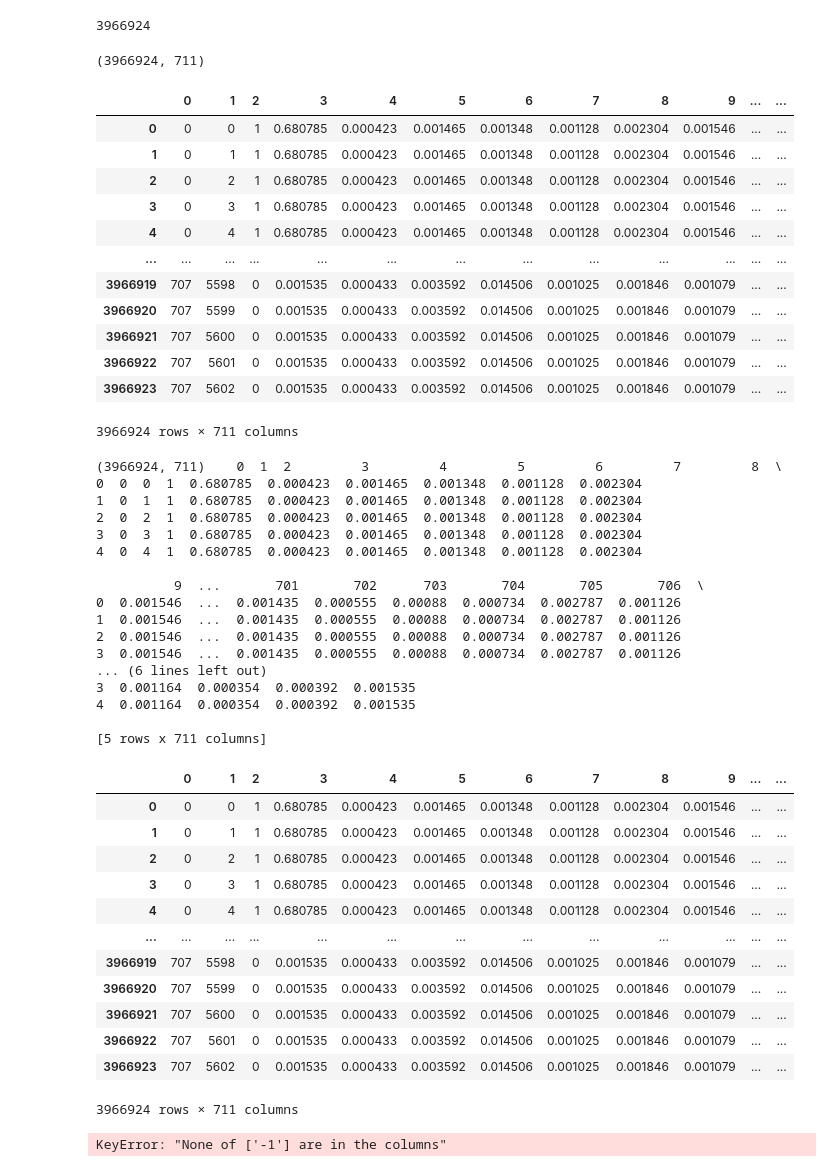
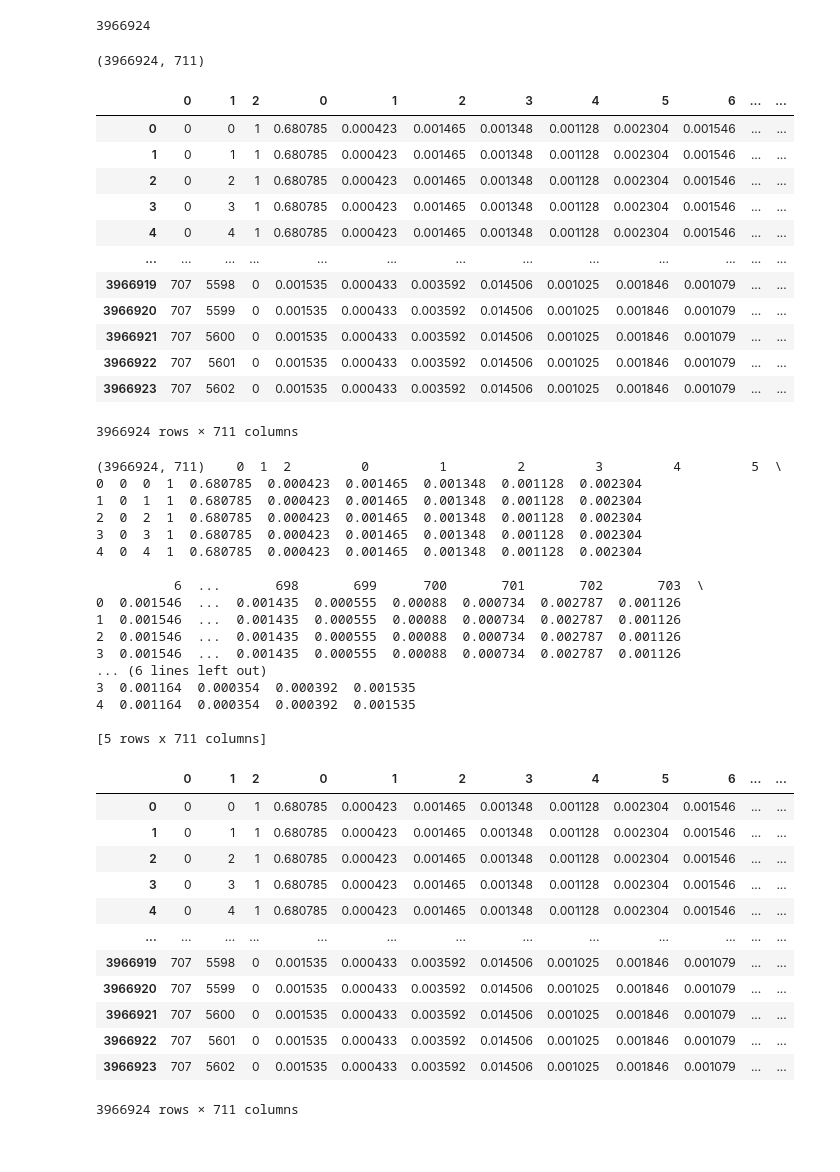
Before and after one commit to aminkhod/Drug-discovery, a Jupyter notebook: P2_Data preparing.ipynb, the cells around one changed output. Cells and saved outputs as stored; diff of their text form; code cells hidden in the pictures.

```diff
--- a/P2_Data preparing.ipynb
+++ b/P2_Data preparing.ipynb
@@ -210,14 +210,18 @@ Drugsim
 # %%
 # print(len(Drugsim.iloc[0,:]),len(Diseasesim.iloc[0,:]))
 # %%
-for k in range(len(Drugname)):
-    F[k + 3] = F['0'].map(Drugsim.set_index(-1)[k])
-    k += 1
+# for k in range(len(Drugname)):
+#     F[k + 3] = F['0'].map(Drugsim.set_index(-1)[k])
+#     k += 1
+
+F = F.merge(Drugsim, left_on='0', right_on=-1, how='left' )
+F.drop([-1], axis=1, inplace=True)
+
 print(F.shape)
-# F
+F
 # %% [output]
 (3966924, 711)
-|  | 0 | 1 | 2 | 3 | 4 | 5 | 6 | 7 | 8 | 9 | ... | ... |
+|  | 0 | 1 | 2 | 0 | 1 | 2 | 3 | 4 | 5 | 6 | ... | ... |
 | 0 | 0 | 0 | 1 | 0.680785 | 0.000423 | 0.001465 | 0.001348 | 0.001128 | 0.002304 | 0.001546 | ... | ... |
 | 1 | 0 | 1 | 1 | 0.680785 | 0.000423 | 0.001465 | 0.001348 | 0.001128 | 0.002304 | 0.001546 | ... | ... |
 | 2 | 0 | 2 | 1 | 0.680785 | 0.000423 | 0.001465 | 0.001348 | 0.001128 | 0.002304 | 0.001546 | ... | ... |
@@ -234,14 +241,14 @@ print(F.shape)
 print(F.shape, F.head())
 F
 # %% [output]
-(3966924, 711)    0  1  2         3         4         5         6         7         8  \
+(3966924, 711)    0  1  2         0         1         2         3         4         5  \
 0  0  0  1  0.680785  0.000423  0.001465  0.001348  0.001128  0.002304
 1  0  1  1  0.680785  0.000423  0.001465  0.001348  0.001128  0.002304
 2  0  2  1  0.680785  0.000423  0.001465  0.001348  0.001128  0.002304
 3  0  3  1  0.680785  0.000423  0.001465  0.001348  0.001128  0.002304
 4  0  4  1  0.680785  0.000423  0.001465  0.001348  0.001128  0.002304
 
-          9  ...       701       702      703       704       705       706  \
+          6  ...       698       699      700       701       702       703  \
 0  0.001546  ...  0.001435  0.000555  0.00088  0.000734  0.002787  0.001126
 1  0.001546  ...  0.001435  0.000555  0.00088  0.000734  0.002787  0.001126
 2  0.001546  ...  0.001435  0.000555  0.00088  0.000734  0.002787  0.001126
@@ -251,7 +258,7 @@ F
 4  0.001164  0.000354  0.000392  0.001535
 
 [5 rows x 711 columns]
-|  | 0 | 1 | 2 | 3 | 4 | 5 | 6 | 7 | 8 | 9 | ... | ... |
+|  | 0 | 1 | 2 | 0 | 1 | 2 | 3 | 4 | 5 | 6 | ... | ... |
 | 0 | 0 | 0 | 1 | 0.680785 | 0.000423 | 0.001465 | 0.001348 | 0.001128 | 0.002304 | 0.001546 | ... | ... |
 | 1 | 0 | 1 | 1 | 0.680785 | 0.000423 | 0.001465 | 0.001348 | 0.001128 | 0.002304 | 0.001546 | ... | ... |
 | 2 | 0 | 2 | 1 | 0.680785 | 0.000423 | 0.001465 | 0.001348 | 0.001128 | 0.002304 | 0.001546 | ... | ... |
@@ -267,9 +278,13 @@ F
 # %%
-for k in range(len(Diseasesim.iloc[0,:])-1):
-    F[k - 1 + len(Drugsim.iloc[0,:]) + 3] = F['1'].map(Diseasesim.set_index(-1)[k])
-    k += 1
+# for k in range(len(Diseasesim.iloc[0,:])-1):
+#     F[k - 1 + len(Drugsim.iloc[0,:]) + 3] = F['1'].map(Diseasesim.set_index(-1)[k])
+#     k += 1
+
+F = F.merge(Diseasesim, left_on='1', right_on=-1, how='left' )
+F.drop([-1], axis=1, inplace=True)
+
+print(F.shape)
+F
-# %% [output]
-KeyError: "None of ['-1'] are in the columns"
 # %%
 print(F.shape)
 F
```
Also changed, not shown: parts of 14 cells of this notebook, 1 other file.
